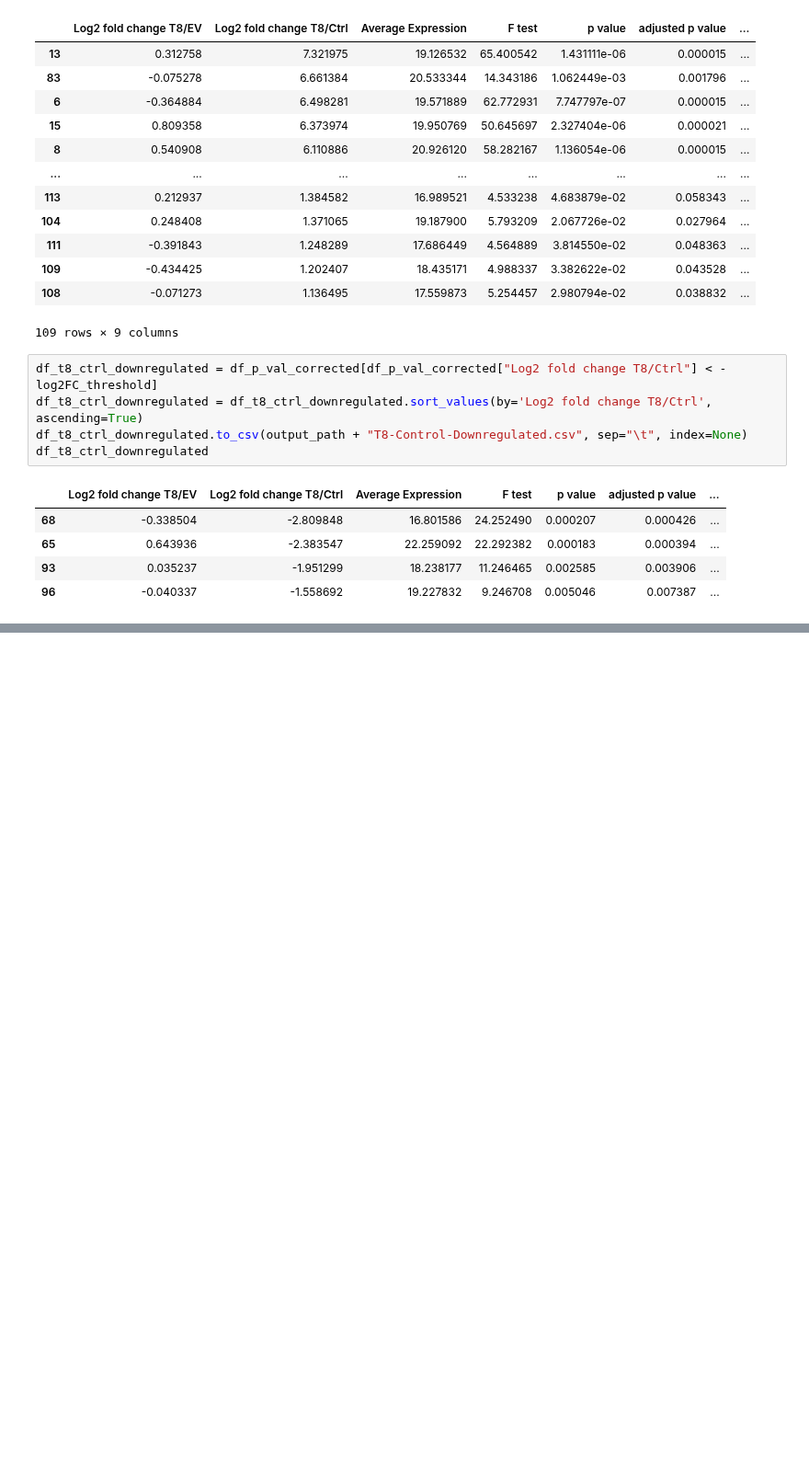
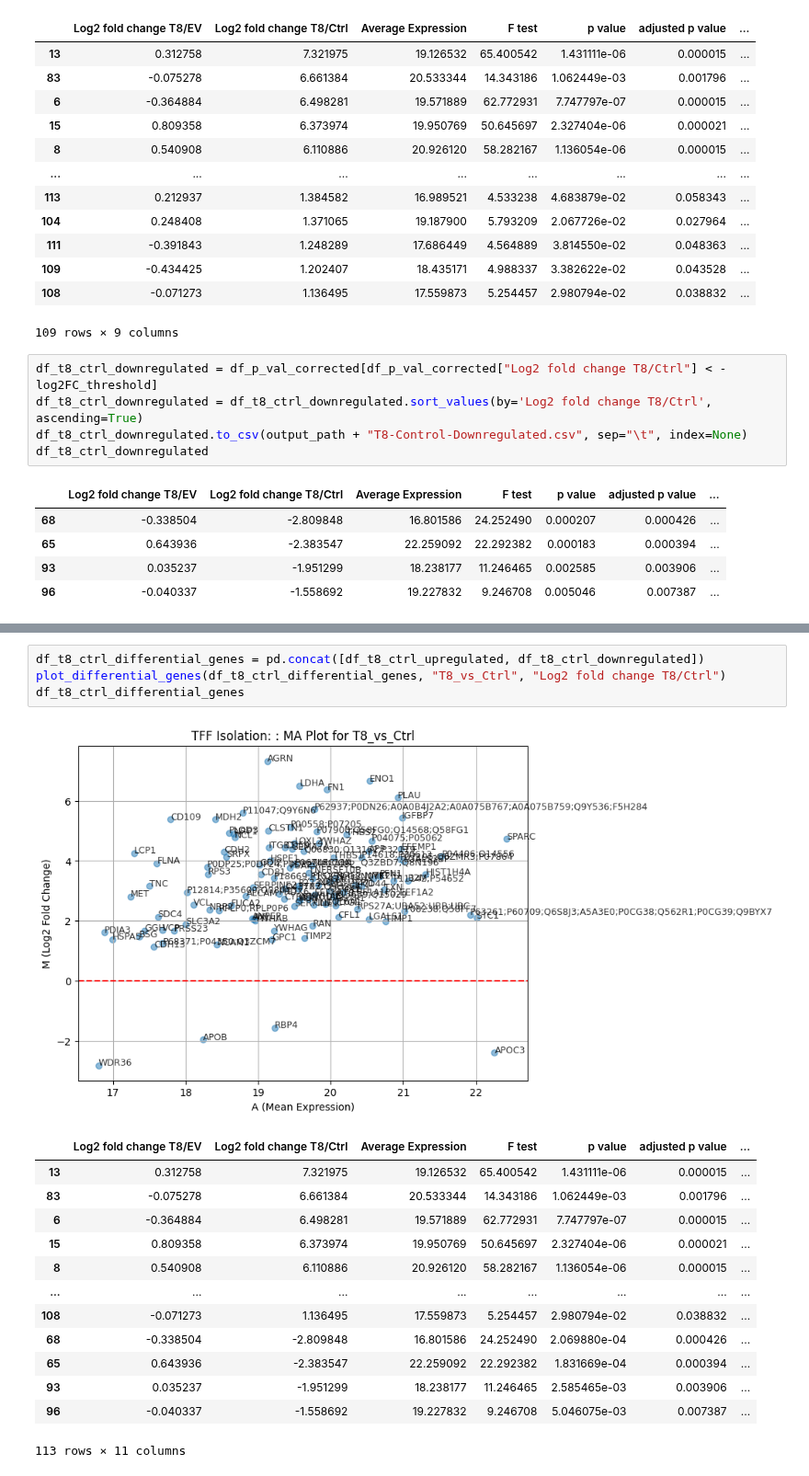
Before and after one commit to anuprulez/nanodiag_biomarker_prediction, a Jupyter notebook: ukfr_analysis/analyse_ev_t8_genes_tff_isolation.ipynb, the cells around one changed output, grey strips where cells are left out. Shown at 92% size. Drawn from its saved outputs; the diff is of its cells as text; blank space fills up the shorter version.

```diff
--- a/ukfr_analysis/analyse_ev_t8_genes_tff_isolation.ipynb
+++ b/ukfr_analysis/analyse_ev_t8_genes_tff_isolation.ipynb
@@ -103,0 +138,19 @@ df_t8_ctrl_downregulated
+# %%
+df_t8_ctrl_differential_genes = pd.concat([df_t8_ctrl_upregulated, df_t8_ctrl_downregulated])
+plot_differential_genes(df_t8_ctrl_differential_genes, "T8_vs_Ctrl", "Log2 fold change T8/Ctrl")
+df_t8_ctrl_differential_genes
+# %% [output]
+[figure, added]
+|  | Log2 fold change T8/EV | Log2 fold change T8/Ctrl | Average Expression | F test | p value | adjusted p value | ... |
+| 13 | 0.312758 | 7.321975 | 19.126532 | 65.400542 | 1.431111e-06 | 0.000015 | ... |
+| 83 | -0.075278 | 6.661384 | 20.533344 | 14.343186 | 1.062449e-03 | 0.001796 | ... |
+| 6 | -0.364884 | 6.498281 | 19.571889 | 62.772931 | 7.747797e-07 | 0.000015 | ... |
+| 15 | 0.809358 | 6.373974 | 19.950769 | 50.645697 | 2.327404e-06 | 0.000021 | ... |
+| 8 | 0.540908 | 6.110886 | 20.926120 | 58.282167 | 1.136054e-06 | 0.000015 | ... |
+| ... | ... | ... | ... | ... | ... | ... | ... |
+| 108 | -0.071273 | 1.136495 | 17.559873 | 5.254457 | 2.980794e-02 | 0.038832 | ... |
+| 68 | -0.338504 | -2.809848 | 16.801586 | 24.252490 | 2.069880e-04 | 0.000426 | ... |
+| 65 | 0.643936 | -2.383547 | 22.259092 | 22.292382 | 1.831669e-04 | 0.000394 | ... |
+| 93 | 0.035237 | -1.951299 | 18.238177 | 11.246465 | 2.585465e-03 | 0.003906 | ... |
+| 96 | -0.040337 | -1.558692 | 19.227832 | 9.246708 | 5.046075e-03 | 0.007387 | ... |
+113 rows × 11 columns
```
Also changed, not shown: parts of 2 cells of this notebook, 1 other file.
